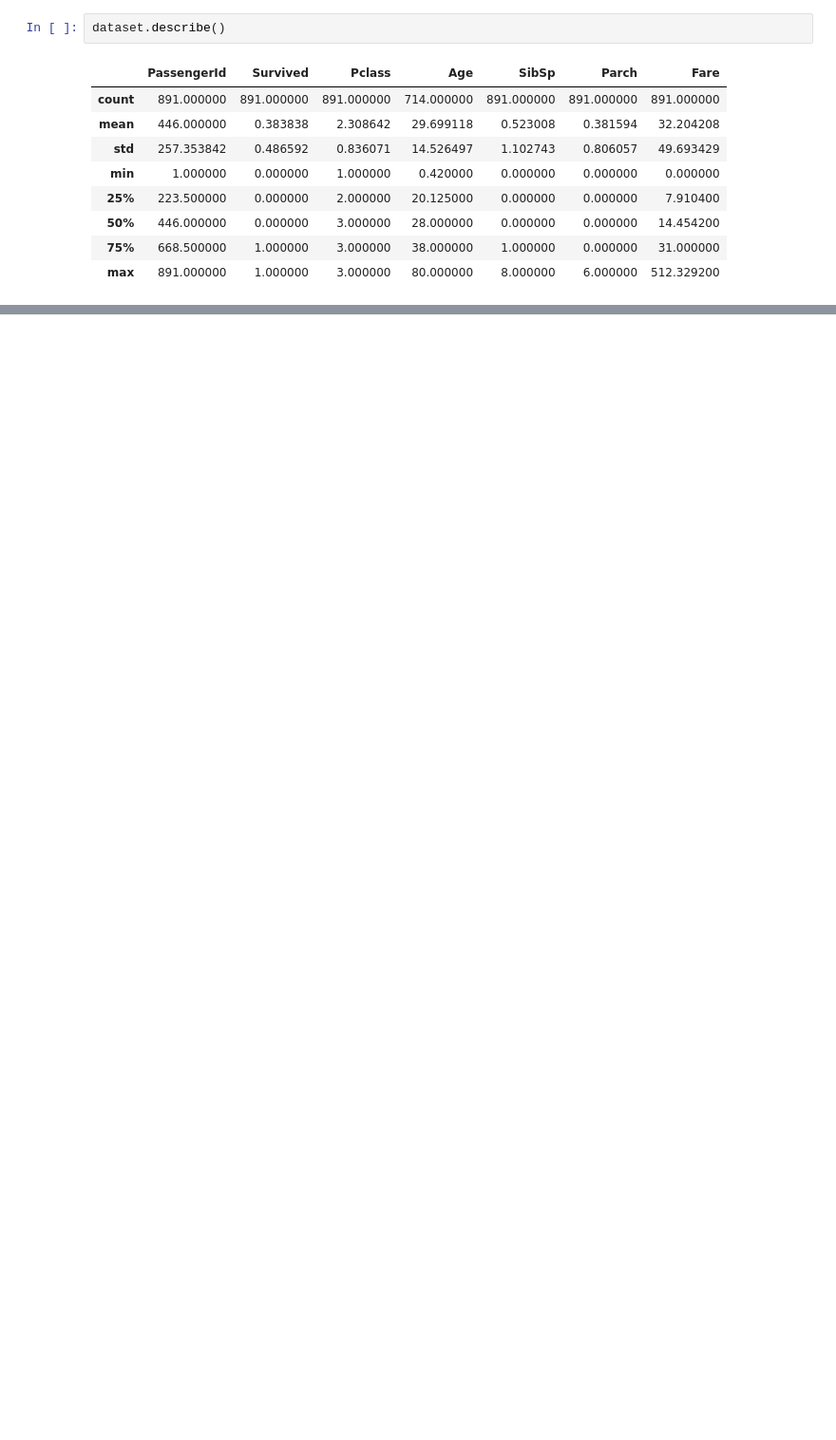
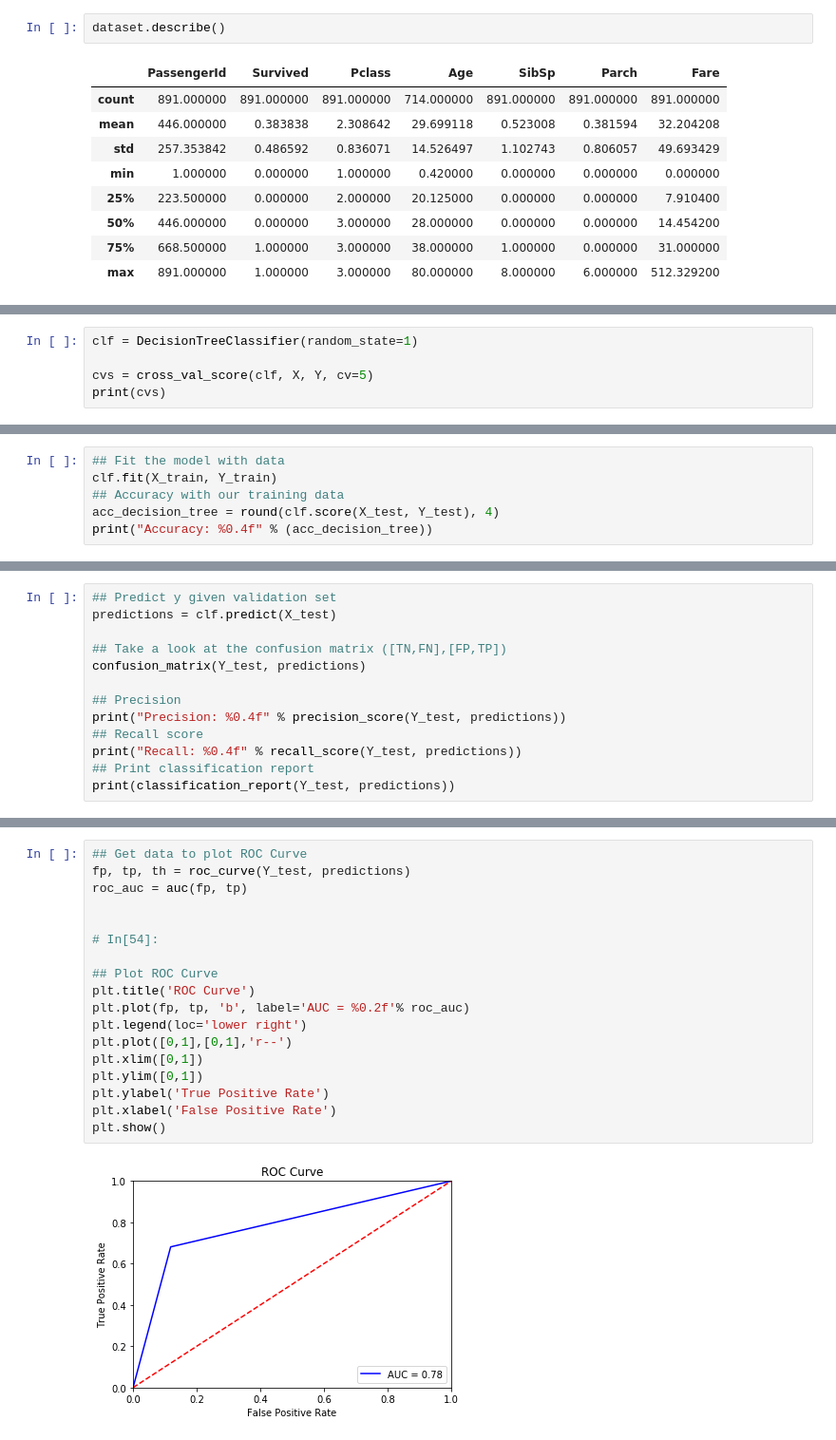
Before and after one commit to dmbrady01/udacity_tableau, a Jupyter notebook: Titanic_analysis.ipynb, the cells around one changed output, grey strips where cells are left out. Shown at 95% size. Saved outputs shown, nothing was run; the diff lists cells and outputs as text; blank space fills up the shorter version.

```diff
--- a/Titanic_analysis.ipynb
+++ b/Titanic_analysis.ipynb
@@ -42,0 +160,5 @@ dataset.describe()
+# %%
+clf = DecisionTreeClassifier(random_state=1)
+
+cvs = cross_val_score(clf, X, Y, cv=5)
+print(cvs)
@@ -42,0 +167,6 @@ dataset.describe()
+# %%
+## Fit the model with data
+clf.fit(X_train, Y_train)
+## Accuracy with our training data
+acc_decision_tree = round(clf.score(X_test, Y_test), 4)
+print("Accuracy: %0.4f" % (acc_decision_tree))
@@ -42,0 +175,13 @@ dataset.describe()
+# %%
+## Predict y given validation set
+predictions = clf.predict(X_test)
+
+## Take a look at the confusion matrix ([TN,FN],[FP,TP])
+confusion_matrix(Y_test, predictions)
+
+## Precision
+print("Precision: %0.4f" % precision_score(Y_test, predictions))
+## Recall score
+print("Recall: %0.4f" % recall_score(Y_test, predictions))
+## Print classification report
+print(classification_report(Y_test, predictions))
@@ -42,0 +208,20 @@ dataset.describe()
+# %%
+## Get data to plot ROC Curve
+fp, tp, th = roc_curve(Y_test, predictions)
+roc_auc = auc(fp, tp)
+
+
+# In[54]:
+
+## Plot ROC Curve
+plt.title('ROC Curve')
+plt.plot(fp, tp, 'b', label='AUC = %0.2f'% roc_auc)
+plt.legend(loc='lower right')
+plt.plot([0,1],[0,1],'r--')
+plt.xlim([0,1])
+plt.ylim([0,1])
+plt.ylabel('True Positive Rate')
+plt.xlabel('False Positive Rate')
+plt.show()
+# %% [output]
+[figure, added]
```
Also changed, not shown: parts of 29 cells of this notebook, 2 other files.
